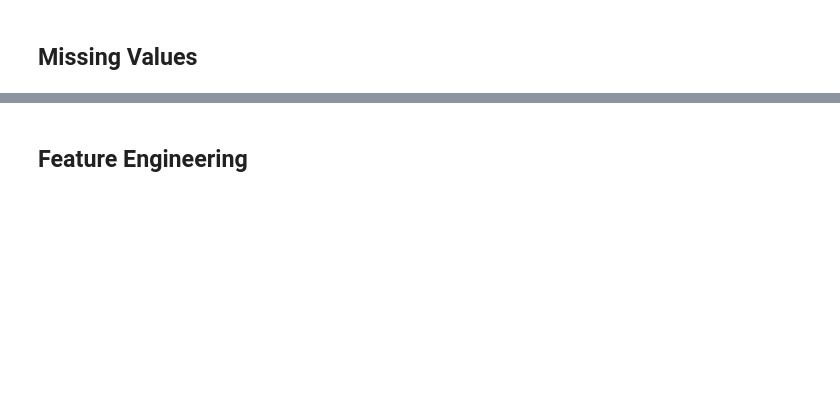
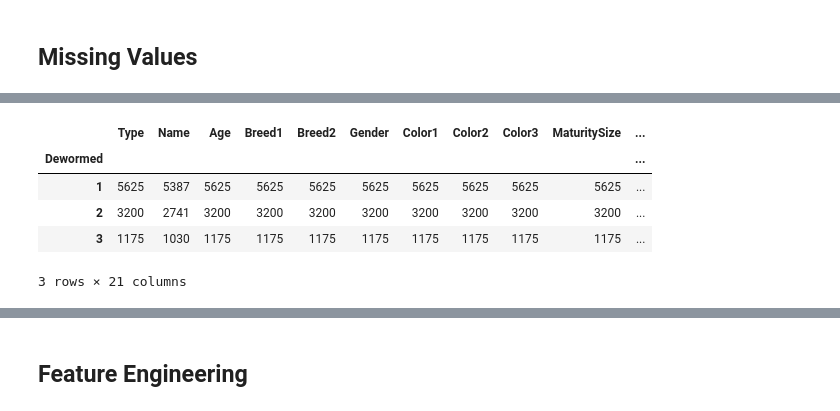
Before and after one commit to mdjoh/Kaggle-Pets, a Jupyter notebook: CEBD 1260 Kaggle - Pet Adoption.ipynb, the cells around one changed output, grey strips where cells are left out. Cells and saved outputs as stored; diff of their text form; code cells hidden in the pictures; blank space fills up the shorter version.

```diff
--- a/CEBD 1260 Kaggle - Pet Adoption.ipynb
+++ b/CEBD 1260 Kaggle - Pet Adoption.ipynb
@@ -47,0 +111,9 @@ print(df_test.isnull().sum())
+# %%
+df_train.groupby('Dewormed').count()
+# %% [output]
+|  | Type | Name | Age | Breed1 | Breed2 | Gender | Color1 | Color2 | Color3 | MaturitySize | ... |
+| Dewormed |  |  |  |  |  |  |  |  |  |  | ... |
+| 1 | 5625 | 5387 | 5625 | 5625 | 5625 | 5625 | 5625 | 5625 | 5625 | 5625 | ... |
+| 2 | 3200 | 2741 | 3200 | 3200 | 3200 | 3200 | 3200 | 3200 | 3200 | 3200 | ... |
+| 3 | 1175 | 1030 | 1175 | 1175 | 1175 | 1175 | 1175 | 1175 | 1175 | 1175 | ... |
+3 rows × 21 columns
```
Also changed, not shown: parts of 35 cells of this notebook.
